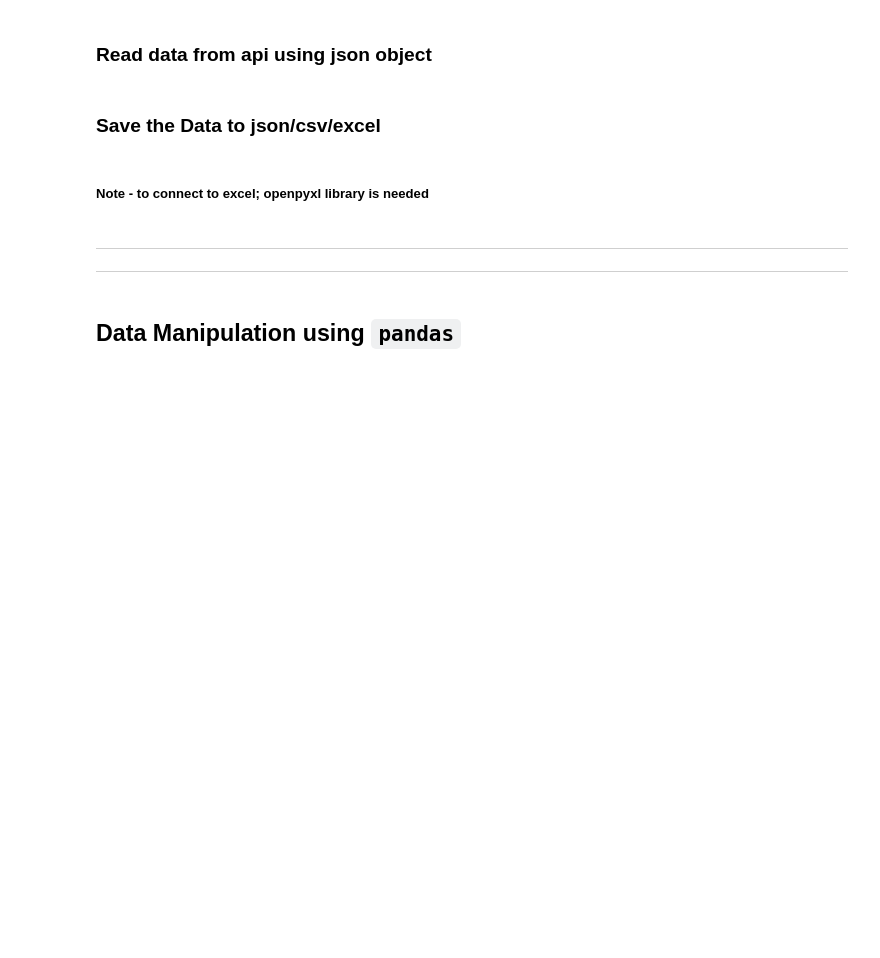
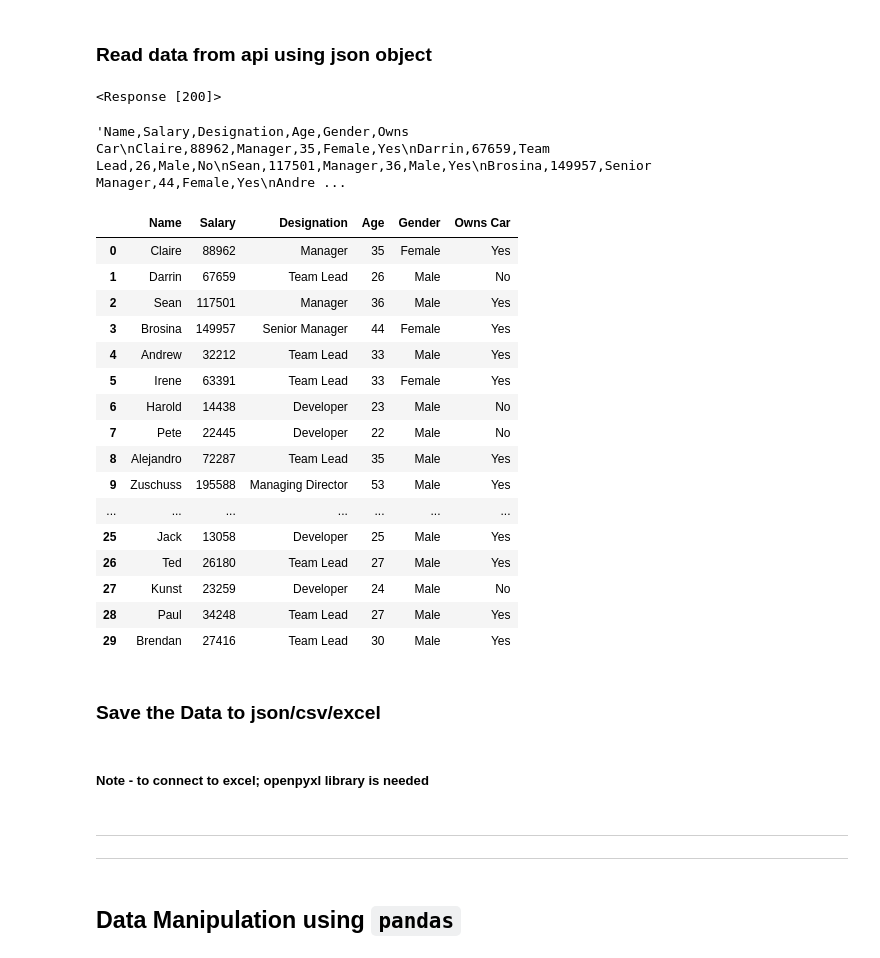
Before and after one commit to knowledge-corner/CGI_19_may_25, a Jupyter notebook: Classwork/Classwork Notebook.ipynb, the cells around one changed output. Drawn from its saved outputs; the diff is of its cells as text; code cells hidden in the pictures; blank space fills up the shorter version.

```diff
--- a/Classwork/Classwork Notebook.ipynb
+++ b/Classwork/Classwork Notebook.ipynb
@@ -1818,3 +1938,34 @@ import requests
+# %%
+import requests
+response = requests.get(r"https://raw.githubusercontent.com/knowledge-corner/CGI_19_may_25/refs/heads/main/Classwork/datasets/employees.csv")
+response
+# %% [output]
+<Response [200]>
+# %%
+response.text
+# %% [output]
+'Name,Salary,Designation,Age,Gender,Owns Car\nClaire,88962,Manager,35,Female,Yes\nDarrin,67659,Team Lead,26,Male,No\nSean,117501,Manager,36,Male,Yes\nBrosina,149957,Senior Manager,44,Female,Yes\nAndre ...
+# %%
+from io import StringIO
+pd.read_csv(StringIO(response.text))
+# %% [output]
+|  | Name | Salary | Designation | Age | Gender | Owns Car |
+| 0 | Claire | 88962 | Manager | 35 | Female | Yes |
+| 1 | Darrin | 67659 | Team Lead | 26 | Male | No |
+| 2 | Sean | 117501 | Manager | 36 | Male | Yes |
+| 3 | Brosina | 149957 | Senior Manager | 44 | Female | Yes |
+| 4 | Andrew | 32212 | Team Lead | 33 | Male | Yes |
+| 5 | Irene | 63391 | Team Lead | 33 | Female | Yes |
+| 6 | Harold | 14438 | Developer | 23 | Male | No |
+| 7 | Pete | 22445 | Developer | 22 | Male | No |
+| 8 | Alejandro | 72287 | Team Lead | 35 | Male | Yes |
+| 9 | Zuschuss | 195588 | Managing Director | 53 | Male | Yes |
+| ... | ... | ... | ... | ... | ... | ... |
+| 25 | Jack | 13058 | Developer | 25 | Male | Yes |
+| 26 | Ted | 26180 | Team Lead | 27 | Male | Yes |
+| 27 | Kunst | 23259 | Developer | 24 | Male | No |
+| 28 | Paul | 34248 | Team Lead | 27 | Male | Yes |
+| 29 | Brendan | 27416 | Team Lead | 30 | Male | Yes |
 # %% [markdown]
 ### Save the Data to json/csv/excel
 # %% [markdown]
```
Also changed, not shown: parts of 20 cells of this notebook.
